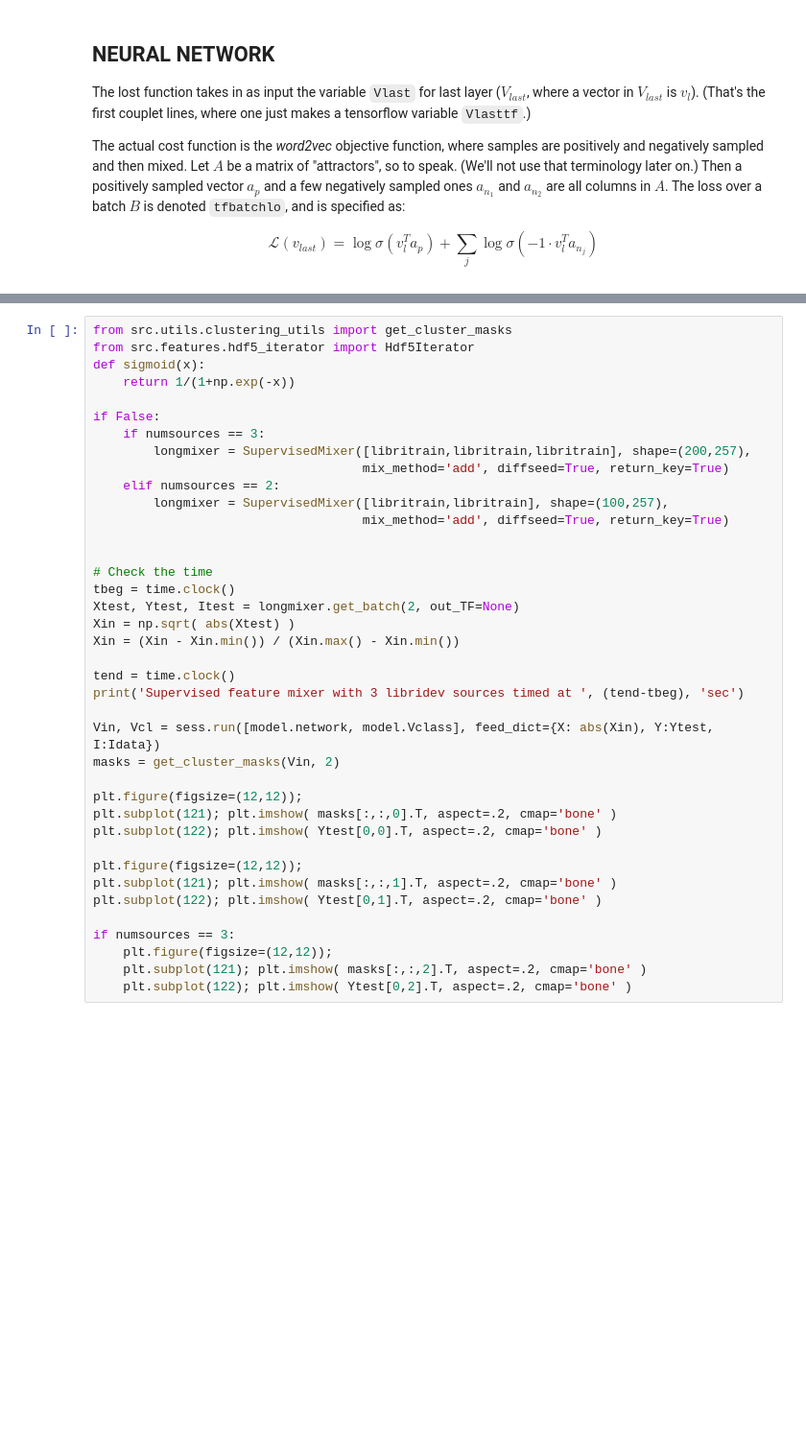
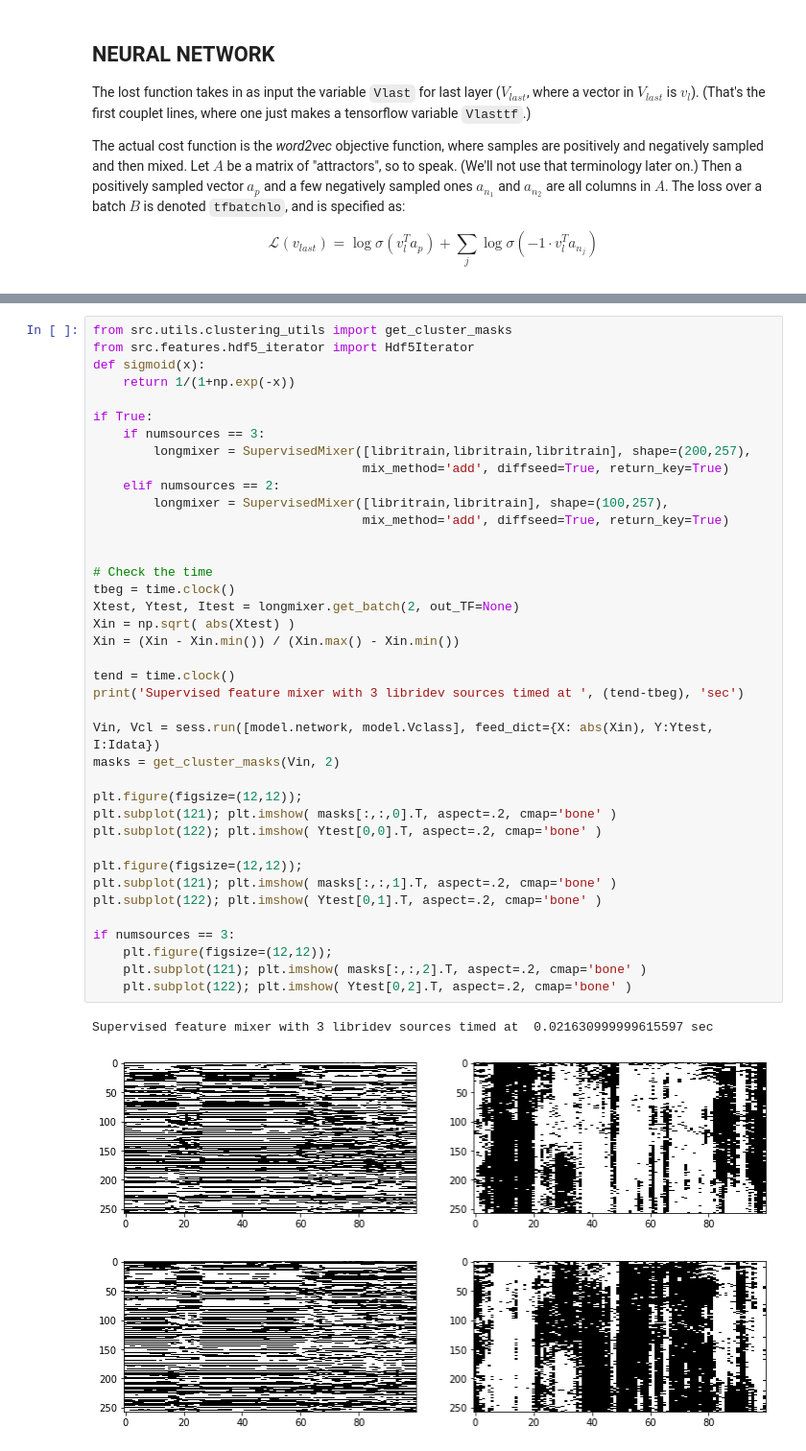
Before and after one commit to Lab41/Magnolia, a Jupyter notebook: sandbox/lab41-broadcast/contribution.ipynb, the cells around one changed output, grey strips where cells are left out. Shown: that part at 96% size. Saved outputs shown, nothing was run; the diff lists cells and outputs as text; blank space fills up the shorter version.

```diff
--- a/sandbox/lab41-broadcast/contribution.ipynb
+++ b/sandbox/lab41-broadcast/contribution.ipynb
@@ -222,39 +230,43 @@ from src.features.hdf5_iterator import Hdf5Iterator
 def sigmoid(x):
     return 1/(1+np.exp(-x))
 
-if False:
+if True:
     if numsources == 3:
         longmixer = SupervisedMixer([libritrain,libritrain,libritrain], shape=(200,257),
                                     mix_method='add', diffseed=True, return_key=True)
     elif numsources == 2:
         longmixer = SupervisedMixer([libritrain,libritrain], shape=(100,257),
                                     mix_method='add', diffseed=True, return_key=True)
 
 
 # Check the time
 tbeg = time.clock()
 Xtest, Ytest, Itest = longmixer.get_batch(2, out_TF=None)
 Xin = np.sqrt( abs(Xtest) )
 Xin = (Xin - Xin.min()) / (Xin.max() - Xin.min())
 
 tend = time.clock()
 print('Supervised feature mixer with 3 libridev sources timed at ', (tend-tbeg), 'sec')
 
 Vin, Vcl = sess.run([model.network, model.Vclass], feed_dict={X: abs(Xin), Y:Ytest, I:Idata})
 masks = get_cluster_masks(Vin, 2)
 
 plt.figure(figsize=(12,12));
 plt.subplot(121); plt.imshow( masks[:,:,0].T, aspect=.2, cmap='bone' )
 plt.subplot(122); plt.imshow( Ytest[0,0].T, aspect=.2, cmap='bone' )
 
 plt.figure(figsize=(12,12));
 plt.subplot(121); plt.imshow( masks[:,:,1].T, aspect=.2, cmap='bone' )
 plt.subplot(122); plt.imshow( Ytest[0,1].T, aspect=.2, cmap='bone' )
 
 if numsources == 3:
     plt.figure(figsize=(12,12));
     plt.subplot(121); plt.imshow( masks[:,:,2].T, aspect=.2, cmap='bone' )
     plt.subplot(122); plt.imshow( Ytest[0,2].T, aspect=.2, cmap='bone' )
+# %% [output]
+Supervised feature mixer with 3 libridev sources timed at  0.021630999999615597 sec
+[figure, added]
+[figure, added]
 # %%
 from src.features.spectral_features import reconstruct
 from IPython.display import Audio
```
Also changed, not shown: parts of 8 cells of this notebook.
